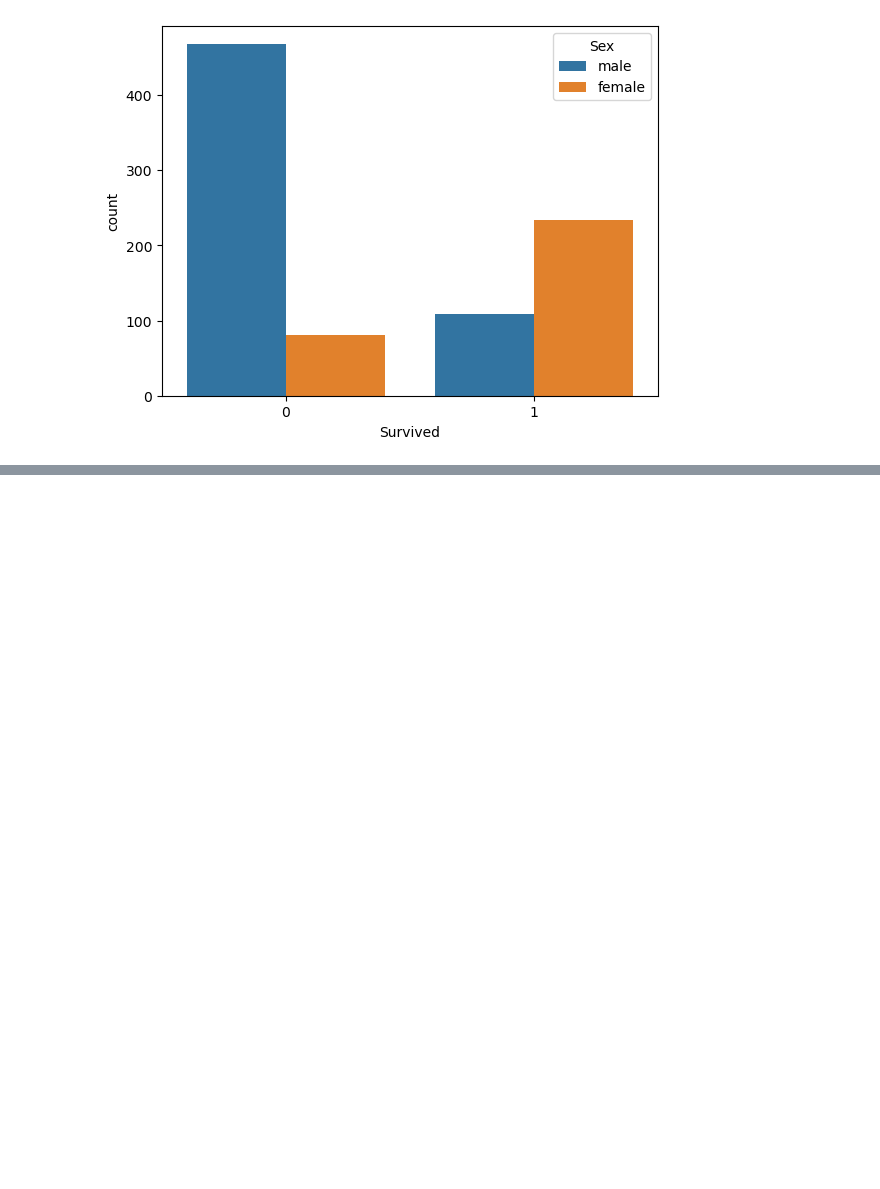
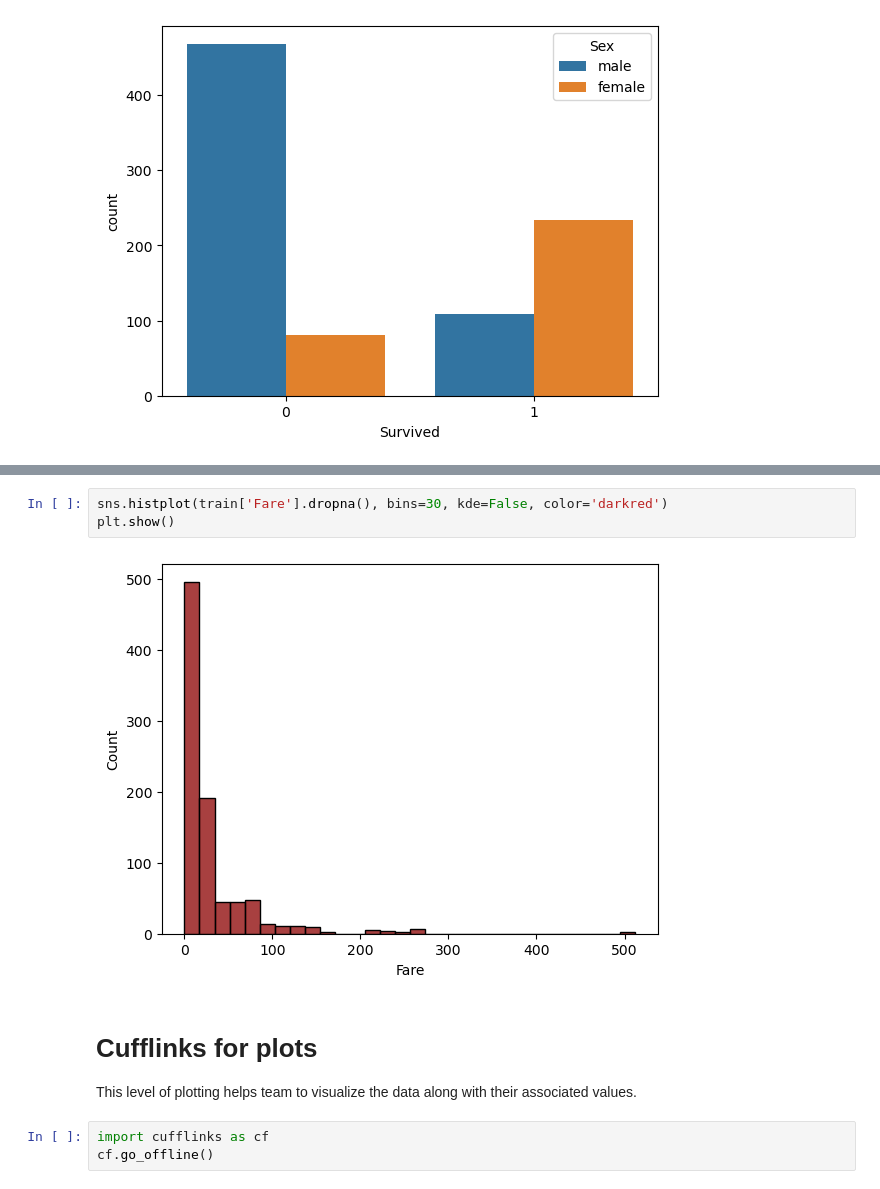
Before and after one commit to Krish-GenAI/PythonCrashCourseOct2025, a Jupyter notebook: src/EDA.ipynb, the cells around one changed output, grey strips where cells are left out. Drawn from its saved outputs; the diff is of its cells as text; blank space fills up the shorter version.

```diff
--- a/src/EDA.ipynb
+++ b/src/EDA.ipynb
@@ -57,0 +63,12 @@ plt.show()
+# %%
+sns.histplot(train['Fare'].dropna(), bins=30, kde=False, color='darkred')
+plt.show()
+# %% [output]
+[figure, added]
+# %% [markdown]
+# Cufflinks for plots
+
+This level of plotting helps team to visualize the data along with their associated values.
+# %%
+import cufflinks as cf
+cf.go_offline()
```
Also changed, not shown: parts of 37 cells of this notebook, 2 other files.
